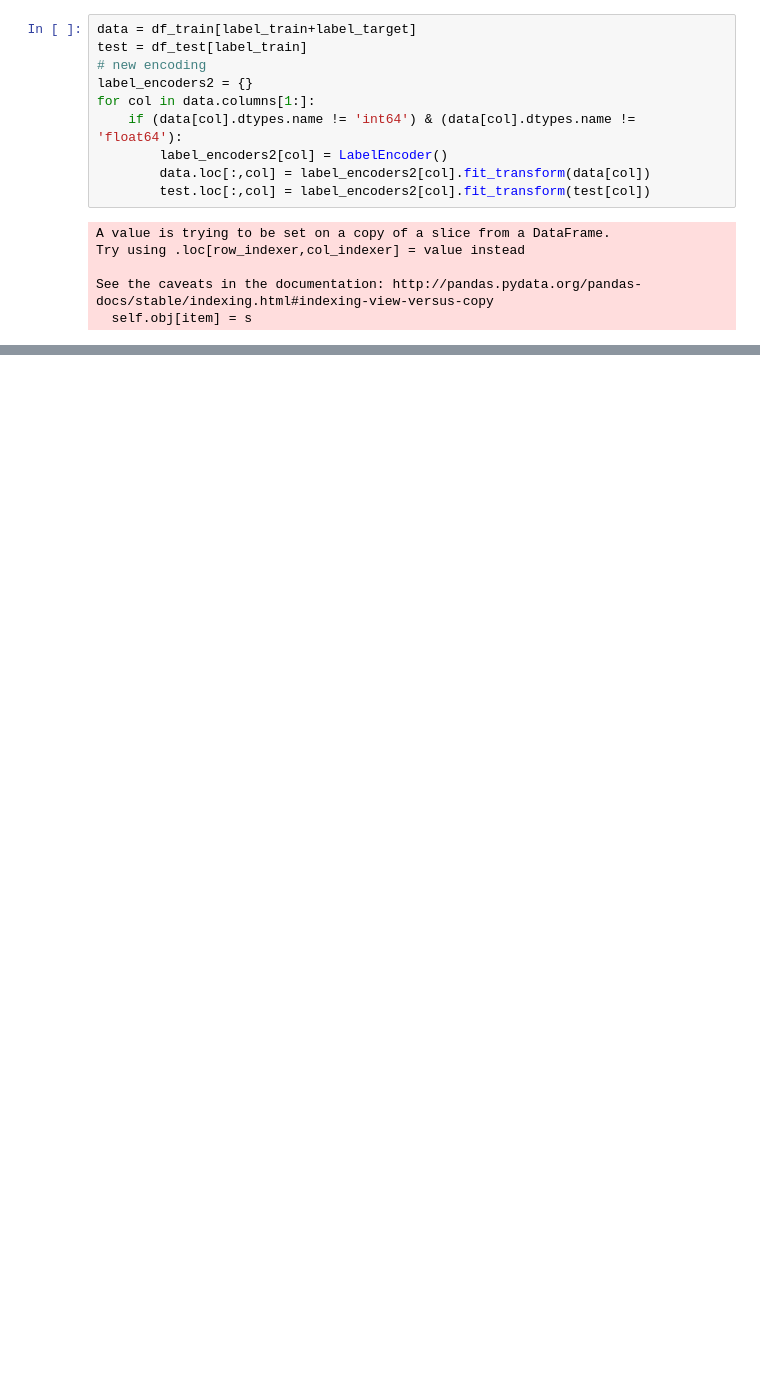
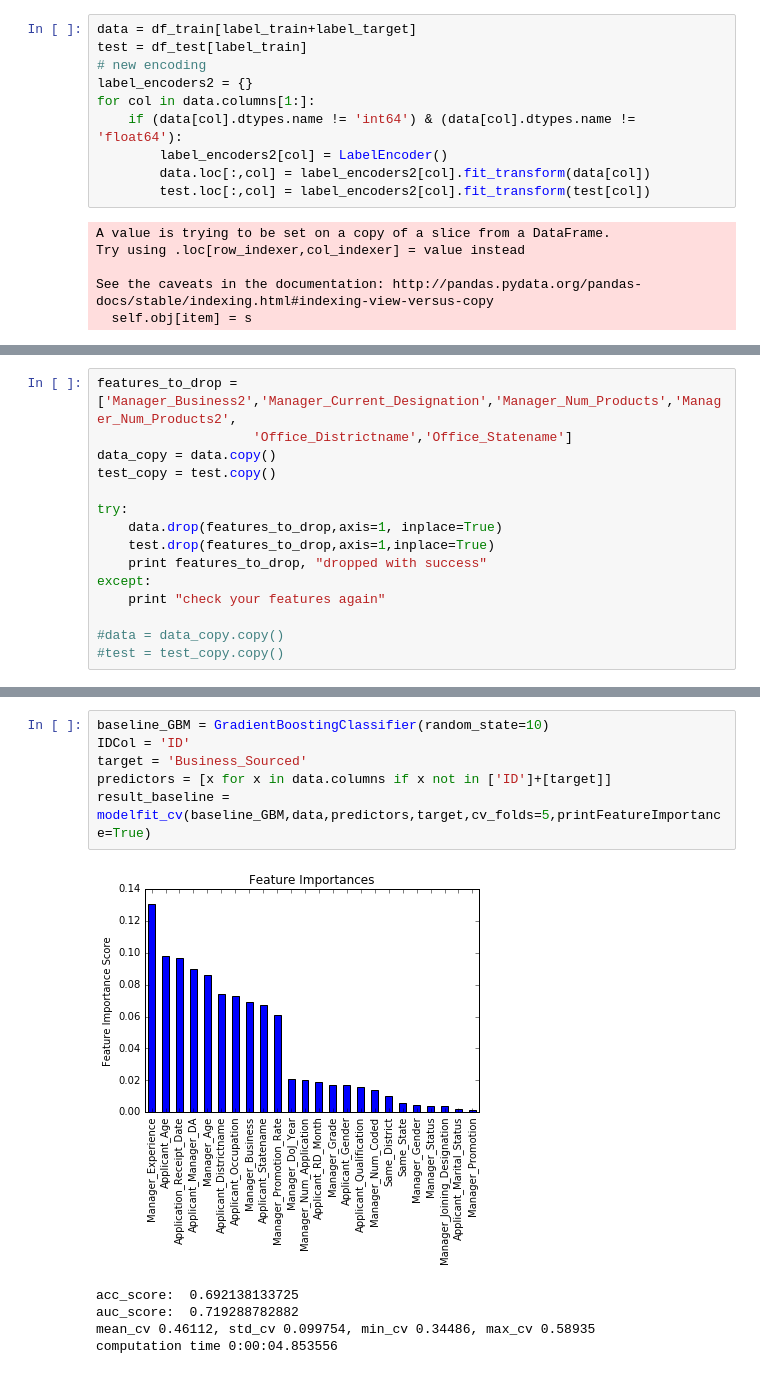
Before and after one commit to kthouz/the_smart_recruits, a Jupyter notebook: the smart recruits.ipynb, the cells around one changed output, grey strips where cells are left out. Drawn from its saved outputs; the diff is of its cells as text; blank space fills up the shorter version.

```diff
--- a/the smart recruits.ipynb
+++ b/the smart recruits.ipynb
@@ -589,0 +583,15 @@ from sklearn.decomposition import PCA
+# %%
+features_to_drop = ['Manager_Business2','Manager_Current_Designation','Manager_Num_Products','Manager_Num_Products2',
+                    'Office_Districtname','Office_Statename']
+data_copy = data.copy()
+test_copy = test.copy()
+
+try:
+    data.drop(features_to_drop,axis=1, inplace=True)
+    test.drop(features_to_drop,axis=1,inplace=True)
+    print features_to_drop, "dropped with success"
+except:
+    print "check your features again"
+
+#data = data_copy.copy()
+#test = test_copy.copy()
@@ -589,0 +650,12 @@ from sklearn.decomposition import PCA
+# %%
+baseline_GBM = GradientBoostingClassifier(random_state=10)
+IDCol = 'ID'
+target = 'Business_Sourced'
+predictors = [x for x in data.columns if x not in ['ID']+[target]]
+result_baseline = modelfit_cv(baseline_GBM,data,predictors,target,cv_folds=5,printFeatureImportance=True)
+# %% [output]
+[figure, added]
+acc_score:  0.692138133725
+auc_score:  0.719288782882
+mean_cv 0.46112, std_cv 0.099754, min_cv 0.34486, max_cv 0.58935
+computation time 0:00:04.853556
```
Also changed, not shown: parts of 27 cells of this notebook, 1 other file.
